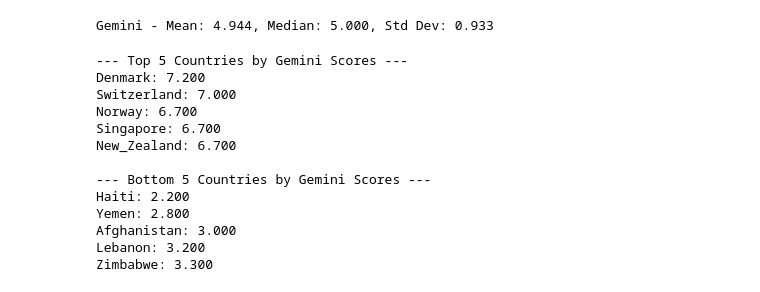
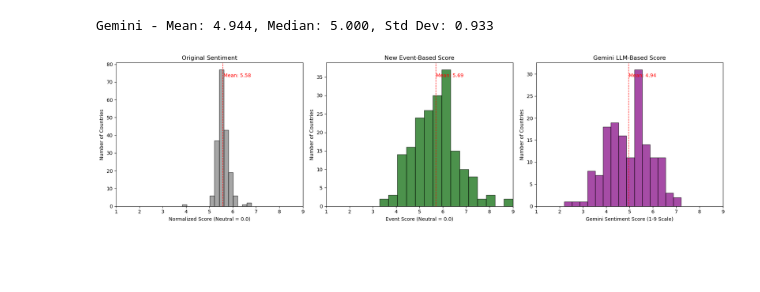
Before and after one commit to joaommata/WorldGraph, a Jupyter notebook: sentiment_analysis.ipynb, the cells around one changed output. Cells and saved outputs as stored; diff of their text form; code cells hidden in the pictures; blank space fills up the shorter version.

```diff
--- a/sentiment_analysis.ipynb
+++ b/sentiment_analysis.ipynb
@@ -744,20 +443,50 @@ print(f"Gemini - Mean: {np.nanmean(gemini_sentiments_array):.3f}, Median: {np.na
 Loaded 192 scores from Gemini.
 [figure]
 Gemini - Mean: 4.944, Median: 5.000, Std Dev: 0.933
-# %%
-# Print top/bottom countries for Gemini scores
-print_top_bottom_countries(gemini_sentiments_array, "Gemini Scores", list(G.nodes()))
-# %% [output]
---- Top 5 Countries by Gemini Scores ---
-Denmark: 7.200
-Switzerland: 7.000
-Norway: 6.700
-Singapore: 6.700
-New_Zealand: 6.700
-
---- Bottom 5 Countries by Gemini Scores ---
-Haiti: 2.200
-Yemen: 2.800
-Afghanistan: 3.000
-Lebanon: 3.200
-Zimbabwe: 3.300
+# %%
+# COmapre the 3 sentiment arrays
+import matplotlib.pyplot as plt
+import numpy as np
+# Set the common range for the X-axis
+common_xlim = [1.0, 9.0]
+plt.figure(figsize=(18, 5))
+# --- Subplot 1: Original Dictionary Sentiment (Normalized) ---
+plt.subplot(1, 3, 1)
+plt.hist(sentiments_array, bins=15, color='gray', alpha=0.7, edgecolor='black')
+plt.title('Original Sentiment', fontsize=12)
+plt.xlabel('Normalized Score (Neutral = 0.0)')
+plt.ylabel('Number of Countries')
+# Add Mean Line and Text
+mean_old = np.mean(sentiments_array)
+plt.axvline(mean_old, color='red', linestyle='dashed', linewidth=1)
+plt.text(mean_old + 0.02, plt.gca().get_ylim()[1] * 0.9,
+         f'Mean: {mean_old:.2f}', color='red', fontsize=10)
+plt.xlim(common_xlim) # Ensures consistent X-axis
+# --- Subplot 2: New Event-Based Score ---
+plt.subplot(1, 3, 2)
+plt.hist(new_sentiments_array, bins=15, color='darkgreen', alpha=0.7, edgecolor='black')
+plt.title('New Event-Based Score', fontsize=12)
+plt.xlabel('Event Score (Neutral = 0.0)')
+plt.ylabel('Number of Countries')
+# Add Mean Line and Text
+mean_new = np.mean(new_sentiments_array)
+plt.axvline(mean_new, color='red', linestyle='dashed', linewidth=1)
+plt.text(mean_new + 0.02, plt.gca().get_ylim()[1] * 0.9,
+         f'Mean: {mean_new:.2f}', color='red', fontsize=10)
+plt.xlim(common_xlim) # Ensures consistent X-axis
+# --- Subplot 3: Gemini LLM-Based Score ---
+plt.subplot(1, 3, 3)
+plt.hist(gemini_sentiments_array[~np.isnan(gemini_sentiments_array)], bins=15, color='purple', alpha=0.7, edgecolor='black')
+plt.title('Gemini LLM-Based Score', fontsize=12)
+plt.xlabel('Gemini Sentiment Score (1-9 Scale)')
+plt.ylabel('Number of Countries')
+# Add Mean Line and Text
+mean_gemini = np.nanmean(gemini_sentiments_array)
+plt.axvline(mean_gemini, color='red', linestyle='dashed', linewidth=1)
+plt.text(mean_gemini + 0.02, plt.gca().get_ylim()[1] * 0.9,
+         f'Mean: {mean_gemini:.2f}', color='red', fontsize=10)
+plt.xlim(common_xlim) # Ensures consistent X-axis
+plt.tight_layout()
+plt.show()
+# %% [output]
+[figure, added]
```
Also changed, not shown: parts of 8 cells of this notebook, 2 other files.
